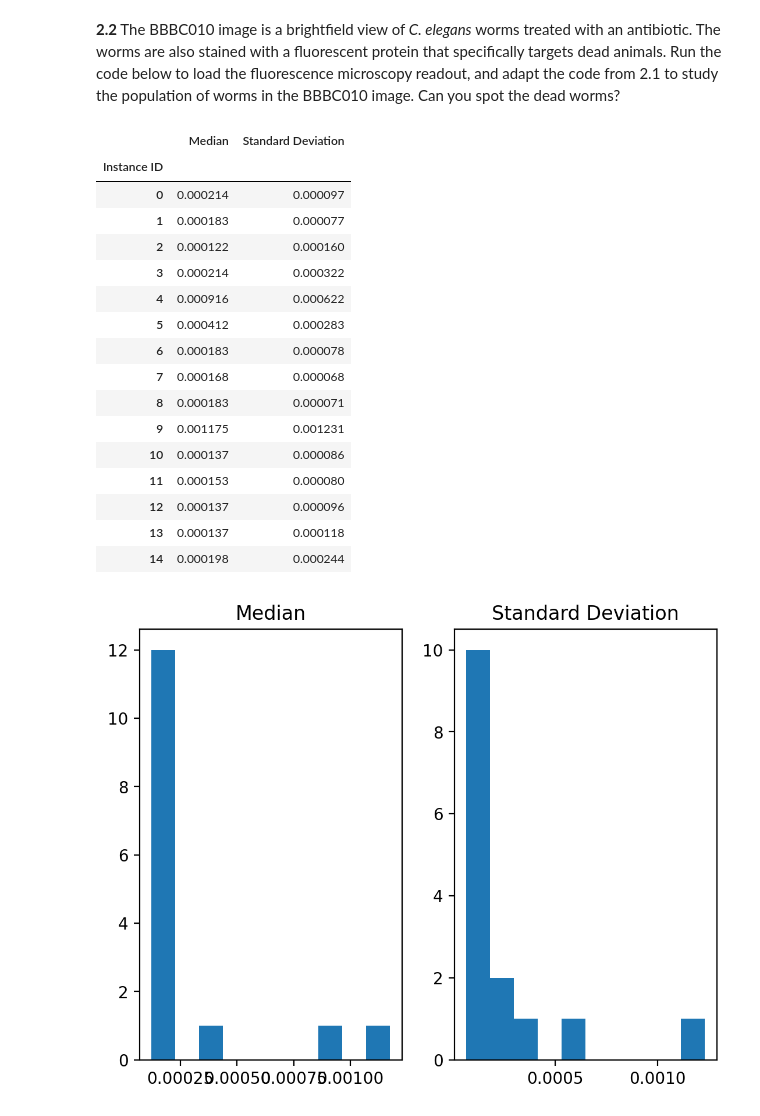
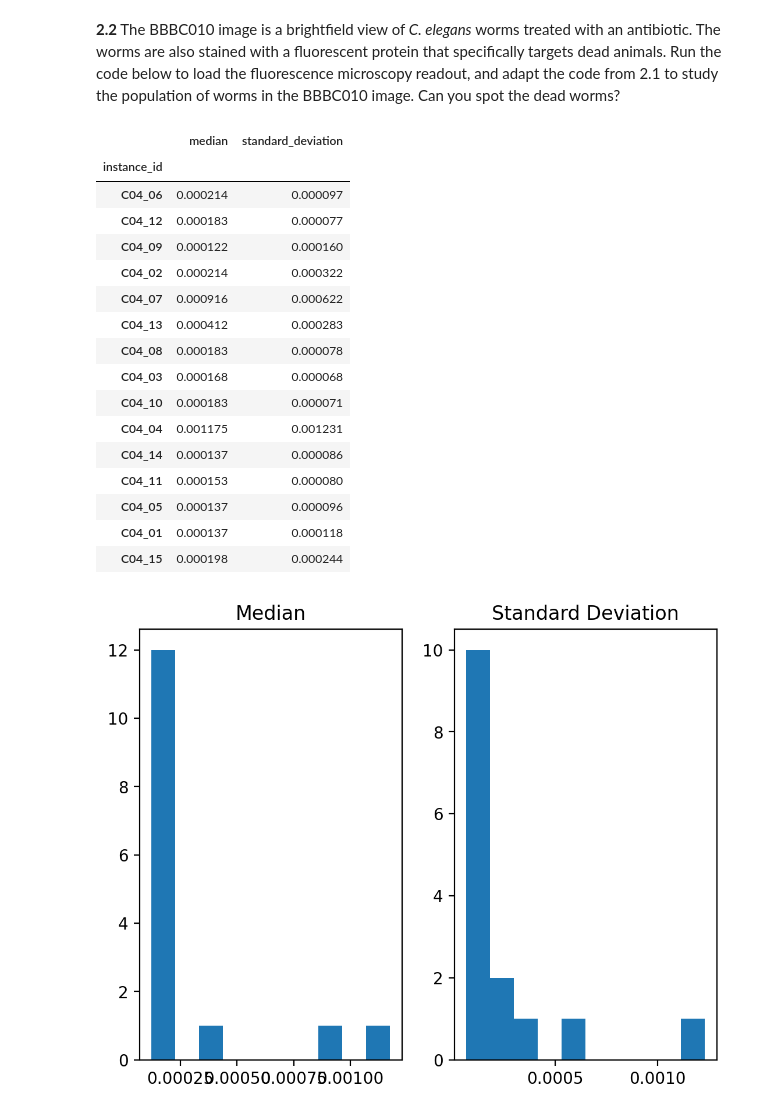
Before and after one commit to uhlmanngroup/imagequantification101, a Jupyter notebook: solutions/[Solution] 3 - Quantification.ipynb, the cells around one changed output. Saved outputs shown, nothing was run; the diff lists cells and outputs as text; code cells hidden in the pictures.

```diff
--- a/solutions/[Solution] 3 - Quantification.ipynb
+++ b/solutions/[Solution] 3 - Quantification.ipynb
@@ -42,21 +42,19 @@ bbbc020 = sk.img_as_float(bbbc020)
 # %%
 # BBBC010
 bbbc010_instances = {}
-idx = 0
 for file in os.listdir('data/Part 3/BBBC010/instances'):
     if file.endswith(".png"):
         im = imageio.imread(os.path.join('data/Part 3/BBBC010/instances',file))
+        idx = file[:6]
         bbbc010_instances[idx] = im
-        idx+=1
 
 # BBBC020
 bbbc020_instances = {}
-idx = 0
 for file in os.listdir('data/Part 3/BBBC020/instances'):
     if file.endswith(".TIF"):
         im = imageio.imread(os.path.join('data/Part 3/BBBC020/instances',file))
+        idx = file[-9:-4]
         bbbc020_instances[idx] = im
-        idx+=1
 # %% [markdown]
 ## 2. Intensity-based measurements
 # %% [markdown]
@@ -65,18 +63,20 @@ The most direct measurements one can make are those based on pixel values. When
 **2.1** The BBBC020 image corresponds to the signal of a fluorescently-tagged cell-surface protein (CD11b/APC). Run the code below to extract some statistics about the intensity distributions for each objects in the image using the provided instance segmentation masks. Are the results surprising?
 # %%
 # Extract intensity features
-bbbc020_intensity_feats = []
+bbbc020_intensity_feats = { 'instance_id': [],
+                            'median': [],
+                            'standard_deviation': [] }
+
 for idx in bbbc020_instances.keys():
     mask = bbbc020_instances[idx]
 
     intensities = bbbc020[mask>0]
-    median = np.median(intensities)
-    std = np.std(intensities)
+    bbbc020_intensity_feats['instance_id'].append(idx)
+    bbbc020_intensity_feats['median'].append(np.median(intensities))
+    bbbc020_intensity_feats['standard_deviation'].append(np.std(intensities))
 
-    bbbc020_intensity_feats.append([median, std])
-
-bbbc020_intensity_feats = pd.DataFrame(bbbc020_intensity_feats, columns=['Median', 'Standard Deviation'])
-bbbc020_intensity_feats.index.name = 'Instance ID'
+bbbc020_intensity_feats = pd.DataFrame(bbbc020_intensity_feats)
+bbbc020_intensity_feats.set_index('instance_id', inplace = True)
 
 display(bbbc020_intensity_feats)
 # %% [output]
@@ -122,41 +122,43 @@ bbbc010_fluo = sk.img_as_float(bbbc010_fluo)
 # %%
 # Extract intensity features from fluorescence readout
 # Subtract background
 bbbc010_fluo = bbbc010_fluo - np.median(bbbc010_fluo)
 
 # Extract median intensity
-bbbc010_intensity_feats = []
+bbbc010_intensity_feats = { 'instance_id': [],
+                            'median': [],
+                            'standard_deviation': [] }
+
 for idx in bbbc010_instances.keys():
     mask = bbbc010_instances[idx]
 
     intensities = bbbc010_fluo[mask>0]
-    median = np.median(intensities)
-    std = np.std(intensities)
+    bbbc010_intensity_feats['instance_id'].append(idx)
+    bbbc010_intensity_feats['median'].append(np.median(intensities))
+    bbbc010_intensity_feats['standard_deviation'].append(np.std(intensities))
 
-    bbbc010_intensity_feats.append([median, std])
-
-bbbc010_intensity_feats = pd.DataFrame(bbbc010_intensity_feats, columns=['Median', 'Standard Deviation'])
-bbbc010_intensity_feats.index.name = 'Instance ID'
+bbbc010_intensity_feats = pd.DataFrame(bbbc010_intensity_feats)
+bbbc010_intensity_feats.set_index('instance_id', inplace = True)
 
 display(bbbc010_intensity_feats)
 # %% [output]
-|  | Median | Standard Deviation |
-| Instance ID |  |  |
-| 0 | 0.000214 | 0.000097 |
-| 1 | 0.000183 | 0.000077 |
-| 2 | 0.000122 | 0.000160 |
-| 3 | 0.000214 | 0.000322 |
-| 4 | 0.000916 | 0.000622 |
-| 5 | 0.000412 | 0.000283 |
-| 6 | 0.000183 | 0.000078 |
-| 7 | 0.000168 | 0.000068 |
-| 8 | 0.000183 | 0.000071 |
-| 9 | 0.001175 | 0.001231 |
-| 10 | 0.000137 | 0.000086 |
-| 11 | 0.000153 | 0.000080 |
-| 12 | 0.000137 | 0.000096 |
-| 13 | 0.000137 | 0.000118 |
-| 14 | 0.000198 | 0.000244 |
+|  | median | standard_deviation |
+| instance_id |  |  |
+| C04_06 | 0.000214 | 0.000097 |
+| C04_12 | 0.000183 | 0.000077 |
+| C04_09 | 0.000122 | 0.000160 |
+| C04_02 | 0.000214 | 0.000322 |
+| C04_07 | 0.000916 | 0.000622 |
+| C04_13 | 0.000412 | 0.000283 |
+| C04_08 | 0.000183 | 0.000078 |
+| C04_03 | 0.000168 | 0.000068 |
+| C04_10 | 0.000183 | 0.000071 |
+| C04_04 | 0.001175 | 0.001231 |
+| C04_14 | 0.000137 | 0.000086 |
+| C04_11 | 0.000153 | 0.000080 |
+| C04_05 | 0.000137 | 0.000096 |
+| C04_01 | 0.000137 | 0.000118 |
+| C04_15 | 0.000198 | 0.000244 |
 # %%
 # Visualize the distribution of each feature as an histogram
 fig, axes = plt.subplots(nrows=1, ncols=2)
```
Also changed, not shown: parts of 13 cells of this notebook, 17 other files.
